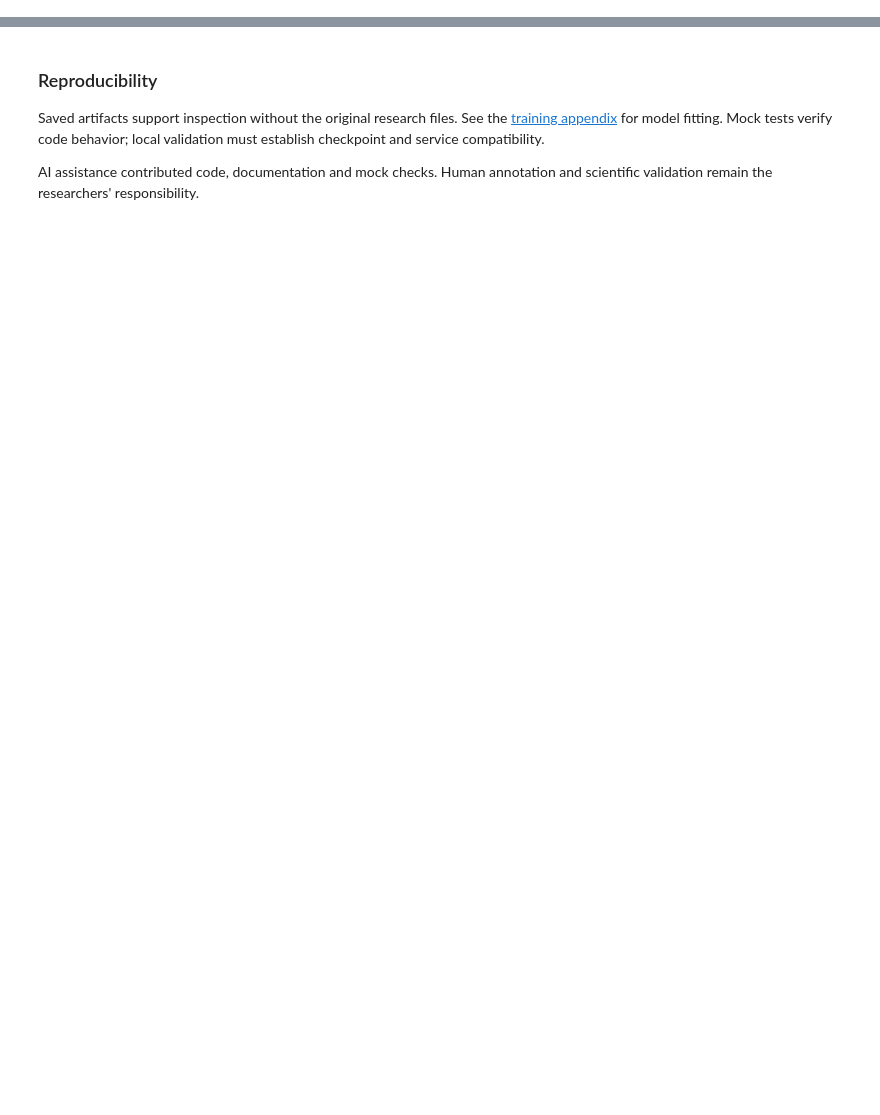
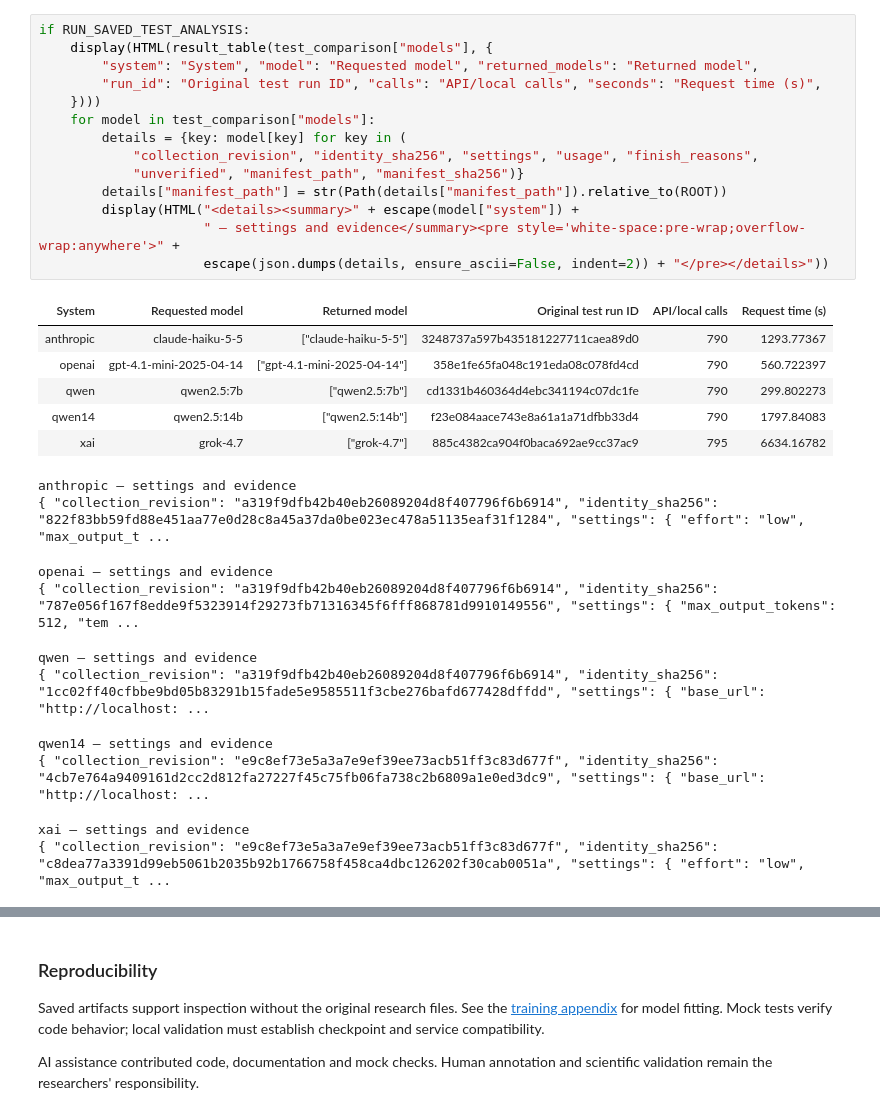
Before and after one commit to BenCarmel123/hebrew-acronym-disambiguation, a Jupyter notebook: notebooks/experimental_study.ipynb, the cells around one changed output, grey strips where cells are left out. Saved outputs shown, nothing was run; the diff lists cells and outputs as text; blank space fills up the shorter version.

```diff
--- a/notebooks/experimental_study.ipynb
+++ b/notebooks/experimental_study.ipynb
@@ -34,0 +105,31 @@ settings = dict(
+# %%
+if RUN_SAVED_TEST_ANALYSIS:
+    display(HTML(result_table(test_comparison["models"], {
+        "system": "System", "model": "Requested model", "returned_models": "Returned model",
+        "run_id": "Original test run ID", "calls": "API/local calls", "seconds": "Request time (s)",
+    })))
+    for model in test_comparison["models"]:
+        details = {key: model[key] for key in (
+            "collection_revision", "identity_sha256", "settings", "usage", "finish_reasons",
+            "unverified", "manifest_path", "manifest_sha256")}
+        details["manifest_path"] = str(Path(details["manifest_path"]).relative_to(ROOT))
+        display(HTML("<details><summary>" + escape(model["system"]) +
+                     " — settings and evidence</summary><pre style='white-space:pre-wrap;overflow-wrap:anywhere'>" +
+                     escape(json.dumps(details, ensure_ascii=False, indent=2)) + "</pre></details>"))
+# %% [output]
+| System | Requested model | Returned model | Original test run ID | API/local calls | Request time (s) |
+| anthropic | claude-haiku-5-5 | ["claude-haiku-5-5"] | 3248737a597b435181227711caea89d0 | 790 | 1293.77367 |
+| openai | gpt-4.1-mini-2025-04-14 | ["gpt-4.1-mini-2025-04-14"] | 358e1fe65fa048c191eda08c078fd4cd | 790 | 560.722397 |
+| qwen | qwen2.5:7b | ["qwen2.5:7b"] | cd1331b460364d4ebc341194c07dc1fe | 790 | 299.802273 |
+| qwen14 | qwen2.5:14b | ["qwen2.5:14b"] | f23e084aace743e8a61a1a71dfbb33d4 | 790 | 1797.84083 |
+| xai | grok-4.7 | ["grok-4.7"] | 885c4382ca904f0baca692ae9cc37ac9 | 795 | 6634.16782 |
+anthropic — settings and evidence
+{ "collection_revision": "a319f9dfb42b40eb26089204d8f407796f6b6914", "identity_sha256": "822f83bb59fd88e451aa77e0d28c8a45a37da0be023ec478a51135eaf31f1284", "settings": { "effort": "low", "max_output_t ...
+openai — settings and evidence
+{ "collection_revision": "a319f9dfb42b40eb26089204d8f407796f6b6914", "identity_sha256": "787e056f167f8edde9f5323914f29273fb71316345f6fff868781d9910149556", "settings": { "max_output_tokens": 512, "tem ...
+qwen — settings and evidence
+{ "collection_revision": "a319f9dfb42b40eb26089204d8f407796f6b6914", "identity_sha256": "1cc02ff40cfbbe9bd05b83291b15fade5e9585511f3cbe276bafd677428dffdd", "settings": { "base_url": "http://localhost: ...
+qwen14 — settings and evidence
+{ "collection_revision": "e9c8ef73e5a3a7e9ef39ee73acb51ff3c83d677f", "identity_sha256": "4cb7e764a9409161d2cc2d812fa27227f45c75fb06fa738c2b6809a1e0ed3dc9", "settings": { "base_url": "http://localhost: ...
+xai — settings and evidence
+{ "collection_revision": "e9c8ef73e5a3a7e9ef39ee73acb51ff3c83d677f", "identity_sha256": "c8dea77a3391d99eb5061b2035b92b1766758f458ca4dbc126202f30cab0051a", "settings": { "effort": "low", "max_output_t ...
```
Also changed, not shown: parts of 54 cells of this notebook, 59 other files.
